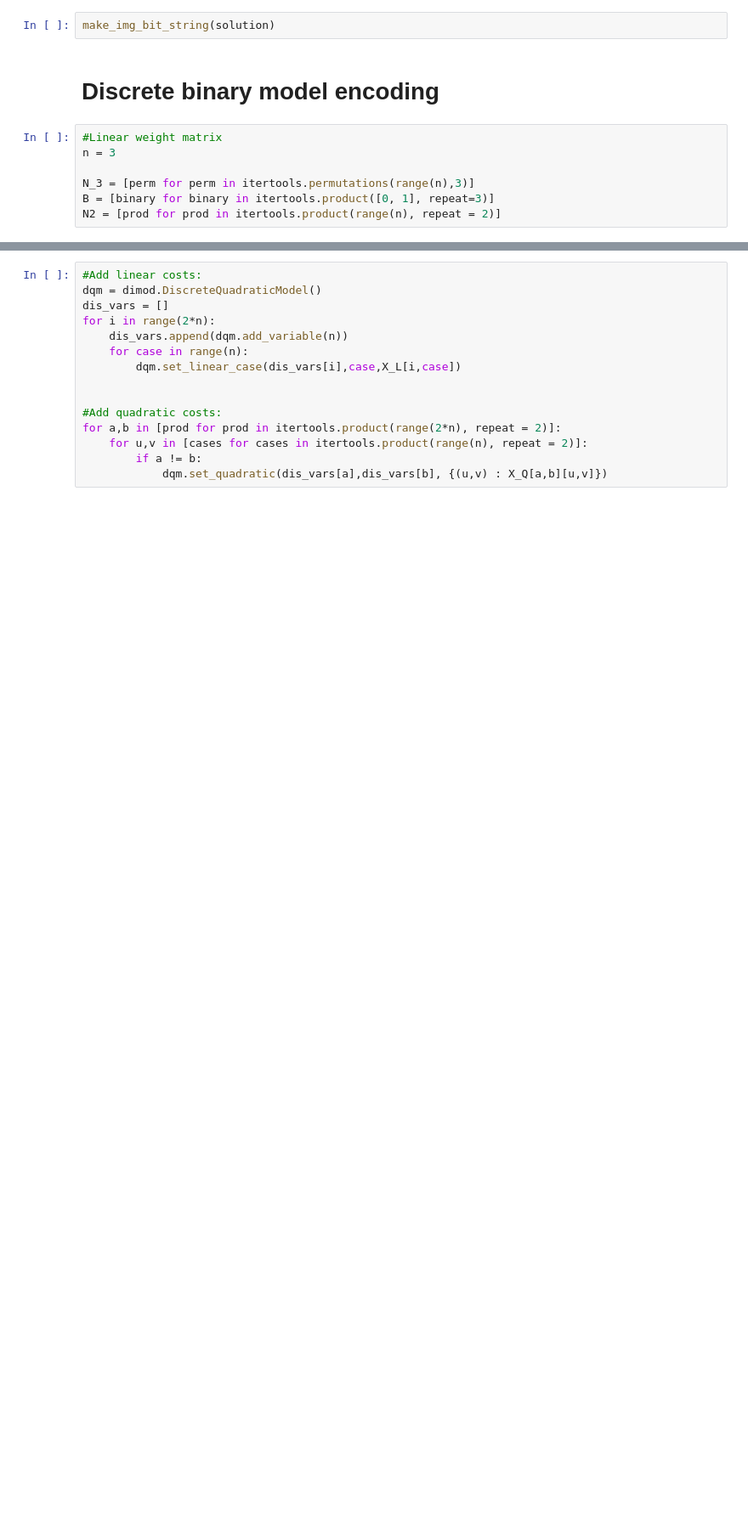
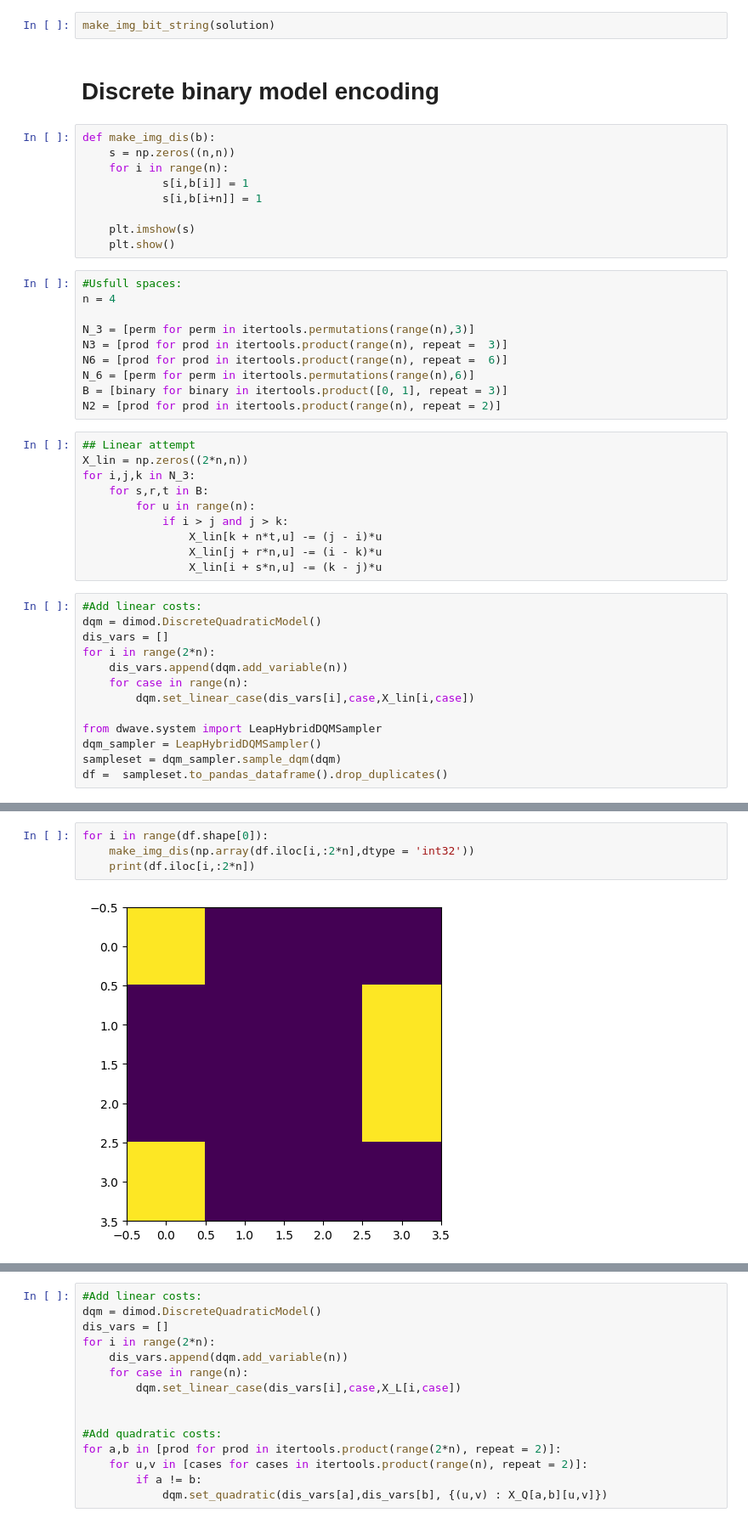
Before and after one commit to GeorgeWilliam1999/DwaveCode, a Jupyter notebook: ThreeInLine/ThreeInLine.ipynb, the cells around one changed output, grey strips where cells are left out. Shown at 85% size. Drawn from its saved outputs; the diff is of its cells as text; blank space fills up the shorter version.

Commit message:
added linear model

```diff
--- a/ThreeInLine/ThreeInLine.ipynb
+++ b/ThreeInLine/ThreeInLine.ipynb
@@ -245,10 +259,45 @@ for i in range(10):
 make_img_bit_string(solution)
 # %% [markdown]
 # Discrete binary model encoding
+# %%
+def make_img_dis(b):
+    s = np.zeros((n,n))
+    for i in range(n):
+            s[i,b[i]] = 1
+            s[i,b[i+n]] = 1
+
+    plt.imshow(s)
+    plt.show()
 # %%
-#Linear weight matrix
-n = 3
+#Usfull spaces:
+n = 4
 
 N_3 = [perm for perm in itertools.permutations(range(n),3)]
-B = [binary for binary in itertools.product([0, 1], repeat=3)]
+N3 = [prod for prod in itertools.product(range(n), repeat =  3)]
+N6 = [prod for prod in itertools.product(range(n), repeat =  6)]
+N_6 = [perm for perm in itertools.permutations(range(n),6)]
+B = [binary for binary in itertools.product([0, 1], repeat = 3)]
 N2 = [prod for prod in itertools.product(range(n), repeat = 2)]
+# %%
+## Linear attempt
+X_lin = np.zeros((2*n,n))
+for i,j,k in N_3:
+    for s,r,t in B:
+        for u in range(n):
+            if i > j and j > k:
+                X_lin[k + n*t,u] -= (j - i)*u
+                X_lin[j + r*n,u] -= (i - k)*u
+                X_lin[i + s*n,u] -= (k - j)*u
+# %%
+#Add linear costs:
+dqm = dimod.DiscreteQuadraticModel()
+dis_vars = []
+for i in range(2*n):
+    dis_vars.append(dqm.add_variable(n))
+    for case in range(n):
+        dqm.set_linear_case(dis_vars[i],case,X_lin[i,case])
+
+from dwave.system import LeapHybridDQMSampler
+dqm_sampler = LeapHybridDQMSampler()
+sampleset = dqm_sampler.sample_dqm(dqm)
+df =  sampleset.to_pandas_dataframe().drop_duplicates()
@@ -254,0 +334,6 @@ N2 = [prod for prod in itertools.product(range(n), repeat = 2)]
+# %%
+for i in range(df.shape[0]):
+    make_img_dis(np.array(df.iloc[i,:2*n],dtype = 'int32'))
+    print(df.iloc[i,:2*n])
+# %% [output]
+[figure, added]
```
Also changed, not shown: parts of 11 cells of this notebook.
